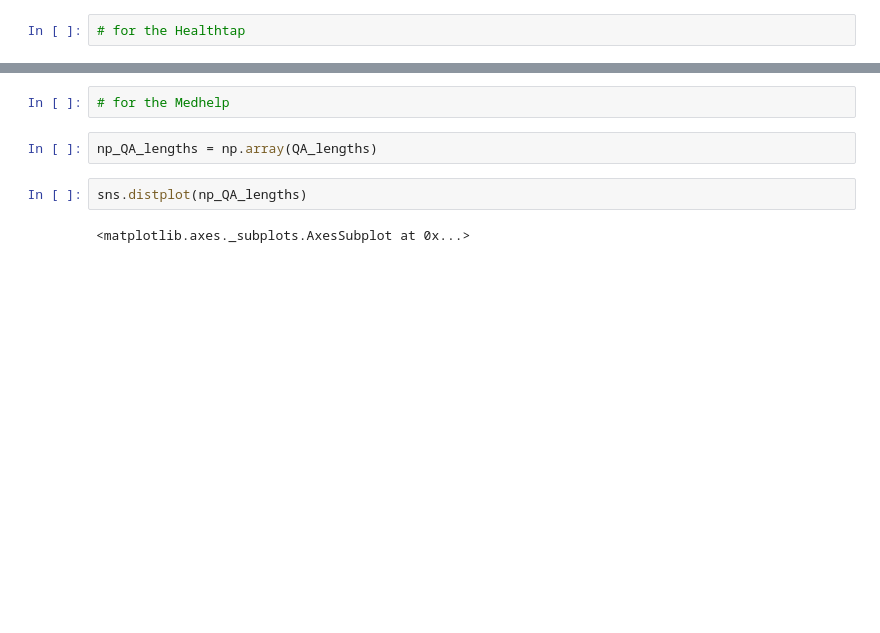
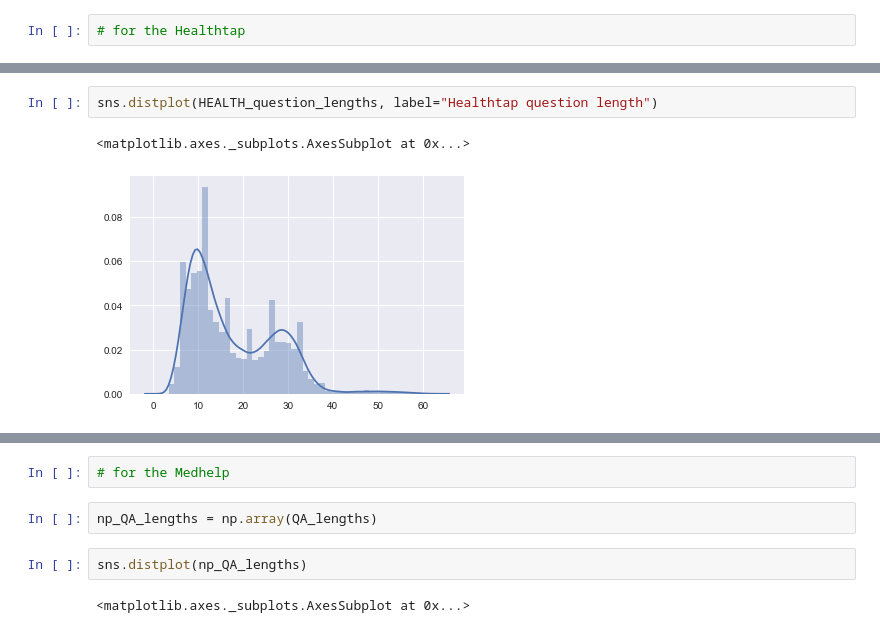
Before and after one commit to kearnsw/WebQA, a Jupyter notebook: notebooks/observe_data.ipynb, the cells around one changed output, grey strips where cells are left out. Saved outputs shown, nothing was run; the diff lists cells and outputs as text; blank space fills up the shorter version.

```diff
--- a/notebooks/observe_data.ipynb
+++ b/notebooks/observe_data.ipynb
@@ -54,0 +81,5 @@ sns.distplot(np_HEALTH_lengths)
+# %%
+sns.distplot(HEALTH_question_lengths, label="Healthtap question length")
+# %% [output]
+<matplotlib.axes._subplots.AxesSubplot at 0x...>
+[figure, added]
```
Also changed, not shown: parts of 18 cells of this notebook.
